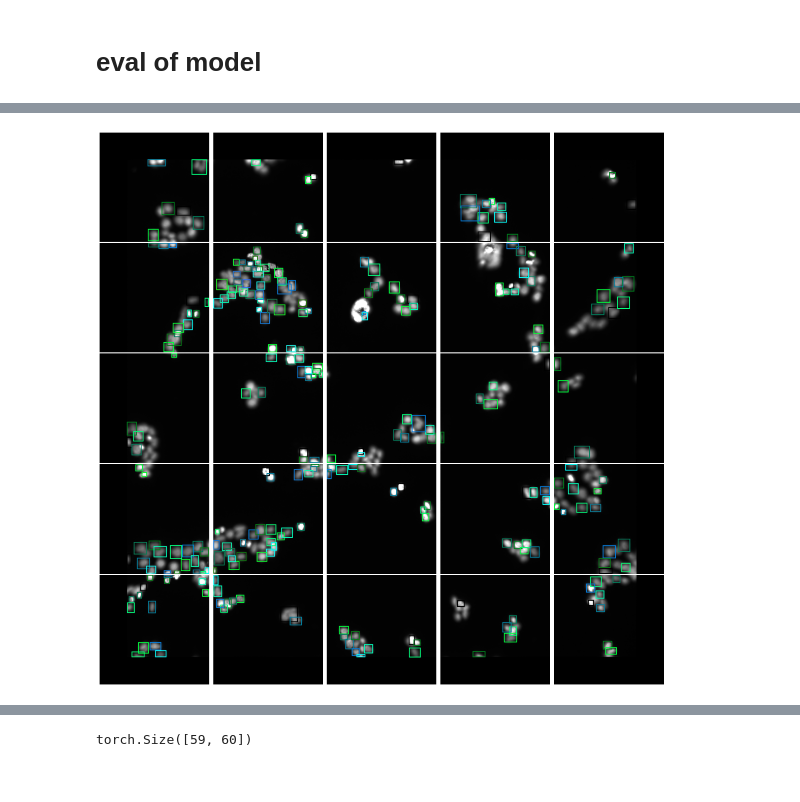
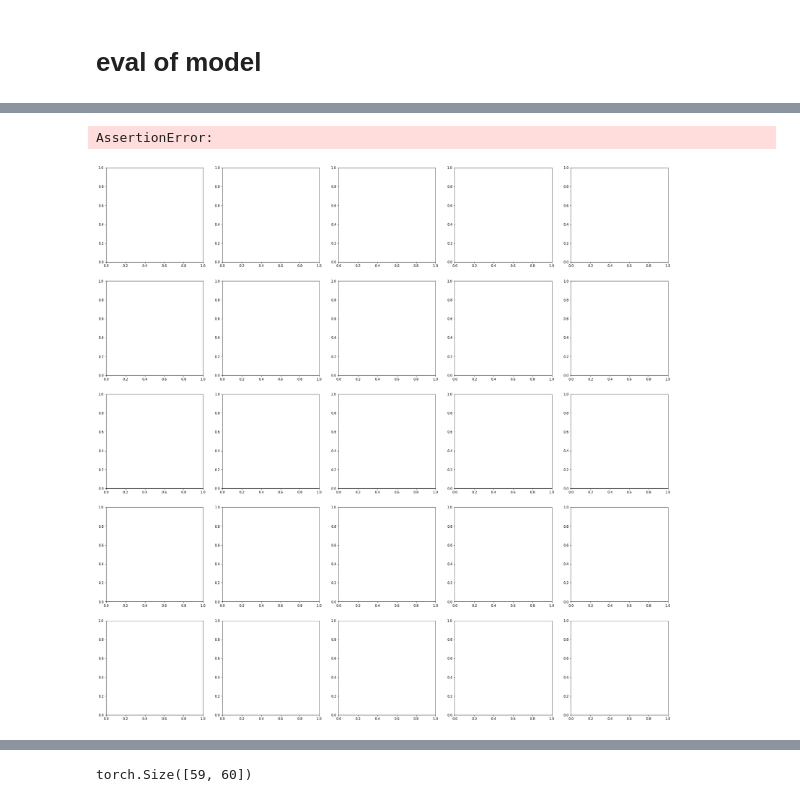
Before and after one commit to DDDog-WANG/NDAcquisition, a Jupyter notebook: Segmentation/pytorch_maskrcnn_cell.ipynb, the cells around one changed output, grey strips where cells are left out. Drawn from its saved outputs; the diff is of its cells as text; code cells hidden in the pictures.

```diff
--- a/Segmentation/pytorch_maskrcnn_cell.ipynb
+++ b/Segmentation/pytorch_maskrcnn_cell.ipynb
@@ -355,3 +343,16 @@ KeyboardInterrupt:
 # %% [markdown]
 # eval of model
+# %%
+def build_model(num_classes):
+    model = torchvision.models.detection.maskrcnn_resnet50_fpn(pretrained=True)
+    # get the number of input features for the classifier
+    in_features = model.roi_heads.box_predictor.cls_score.in_features
+    # replace the pre-trained head with a new one
+    model.roi_heads.box_predictor = FastRCNNPredictor(in_features, num_classes+1)
+    # now get the number of input features for the mask classifier
+    in_features_mask = model.roi_heads.mask_predictor.conv5_mask.in_channels
+    hidden_layer = 128
+    # and replace the mask predictor with a new one
+    model.roi_heads.mask_predictor = MaskRCNNPredictor(in_features_mask, hidden_layer, num_classes+1)
+    return model
 # %%
@@ -380,12 +408,0 @@ plt.axis('off')
-# %%
-imggrid = []
-plt.figure(figsize=(8,8))
-plt.subplots_adjust(wspace=0.02, hspace=0.02)
-for i in range(5):
-    for j in range(5):
-        part = img[i*512:(i+1)*512,j*512:(j+1)*512]
-        imggrid.append(part)
-
-        plt.subplot(5,5,i*5+j+1)
-        plt.axis('off')
-        plt.imshow(part)
@@ -404,19 +419,8 @@ for img in imggrid:
 
 # print(output["labels"])
 # print(output["scores"])
-# %%
-score_threshold = 0.95
-plt.figure(figsize=(20,20))
-plt.subplots_adjust(wspace=0.01, hspace=0.01)
-
-for i in range(25):
-    backimg = torch.tensor(np.transpose(imggrid[i],(2,0,1)))
-
-    boxes = output[i]['boxes'][output[i]['scores'] > score_threshold]
-    with_boxes = draw_bounding_boxes(backimg, boxes, width=4)
-
-    plt.subplot(5,5,i+1)
-    plt.axis('off')
-    plt.imshow(np.transpose(with_boxes,(1,2,0)))
-# %% [output]
-[figure, removed]
+# %%
+visualize.display_instances_grid(imggrid, output, 30, use="pytorch")
+# %% [output]
+AssertionError:
+[figure, added]
```
Also changed, not shown: parts of 15 cells of this notebook, 5 other files.
